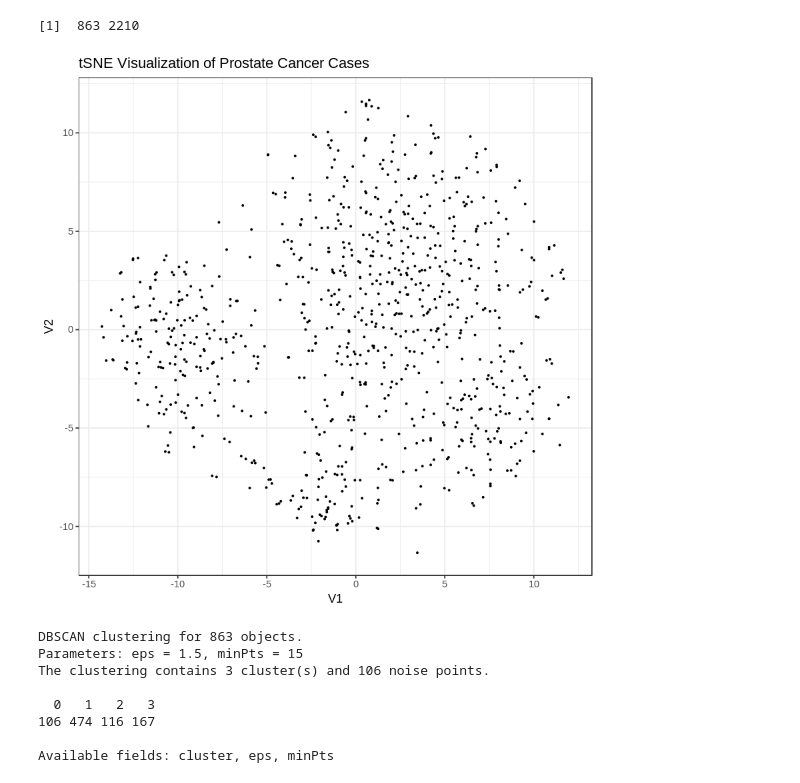
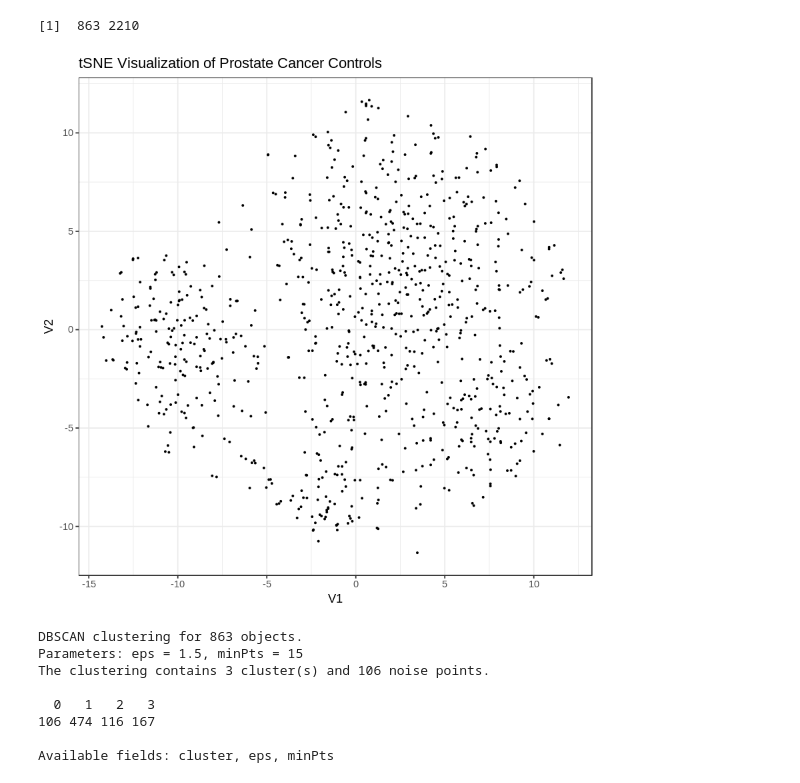
Before and after one commit to computational-epigenetics-section/MCCS_ESS_Cancer, a Jupyter notebook: Exploratory Analysis for Prostate Cancer and Machine Learning based Feature Selection_case_based.ipynb, the cells around one changed output. Cells and saved outputs as stored; diff of their text form; code cells hidden in the pictures.

```diff
--- a/Exploratory Analysis for Prostate Cancer and Machine Learning based Feature Selection.ipynb
+++ b/Exploratory Analysis for Prostate Cancer and Machine Learning based Feature Selection_case_based.ipynb
@@ -18,27 +20,25 @@ library(gridExtra,quietly = T)
 # %%
-mccs_ess <- read.csv("/data/gunaseka/ESS_MCCS_Analysis/ess_mccs_data.csv",stringsAsFactors=FALSE)
-ess_siv_probs <- read.csv("/data/gunaseka/ESS_MCCS_Analysis/ESS_SIV_Probes.csv")
 cancer_cases <- mccs_ess[mccs_ess$CancerCellType=='PC' & mccs_ess$CaseControl==1,]
 cancer_control <- mccs_ess[mccs_ess$CancerCellType=="PC" & mccs_ess$CaseControl==0,]
-cancer_cases_methy<- cancer_cases[,ess_siv_probs$CG]
+cancer_cases_methy<- cancer_cases[,ess_siv_probs$CG]#cluster based on cases
 
 dim(cancer_cases_methy)
 nums <- unlist(lapply(cancer_cases_methy, is.numeric))
 cancer_cases_methy <- cancer_cases_methy[,nums]
 cancer_cases_methy <- cancer_cases_methy[ , colSums(is.na(cancer_cases_methy)) == 0]
 
 set.seed(9)
 tsne_model_3 = Rtsne(as.matrix(cancer_cases_methy), check_duplicates=T, pca=T, perplexity=30, theta=0.5, dims=2)
 d_tsne_3 = as.data.frame(tsne_model_3$Y)
 
 ggplot(d_tsne_3, aes(x=V1, y=V2)) +
   geom_point(size=0.45) +
   guides(colour=guide_legend(override.aes=list(size=6))) +
   xlab("V1") + ylab("V2") +theme_bw()+
-  ggtitle("tSNE Visualization of Prostate Cancer Cases") +
+  ggtitle("tSNE Visualization of Prostate Cancer Controls") +
   scale_colour_brewer(palette = "Set2")
 # %% [output]
 [1]  863 2210
-[figure, old version]
+[figure, new version]
 # %%
 res <- dbscan::dbscan(d_tsne_3,eps = 1.5, minPts = 15)
```
Also changed, not shown: parts of 30 cells of this notebook.
